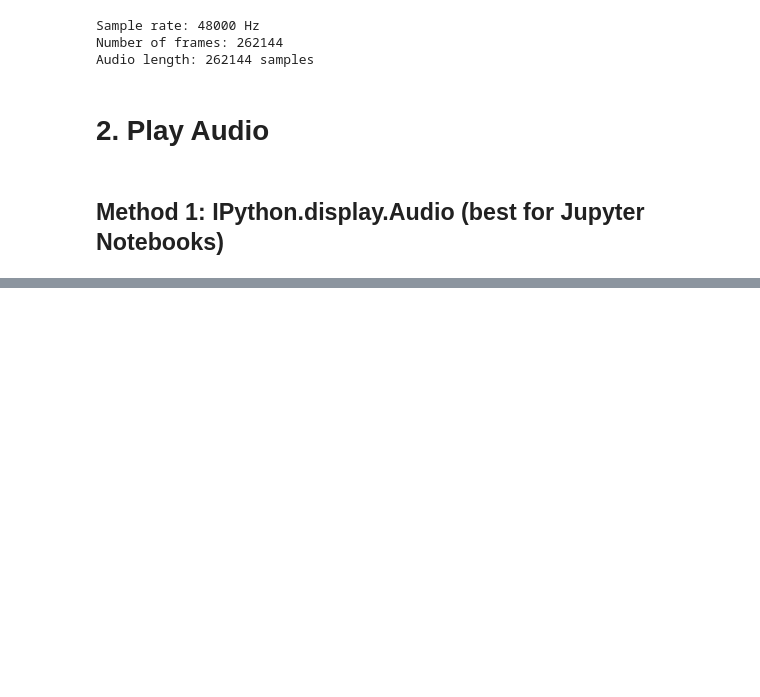
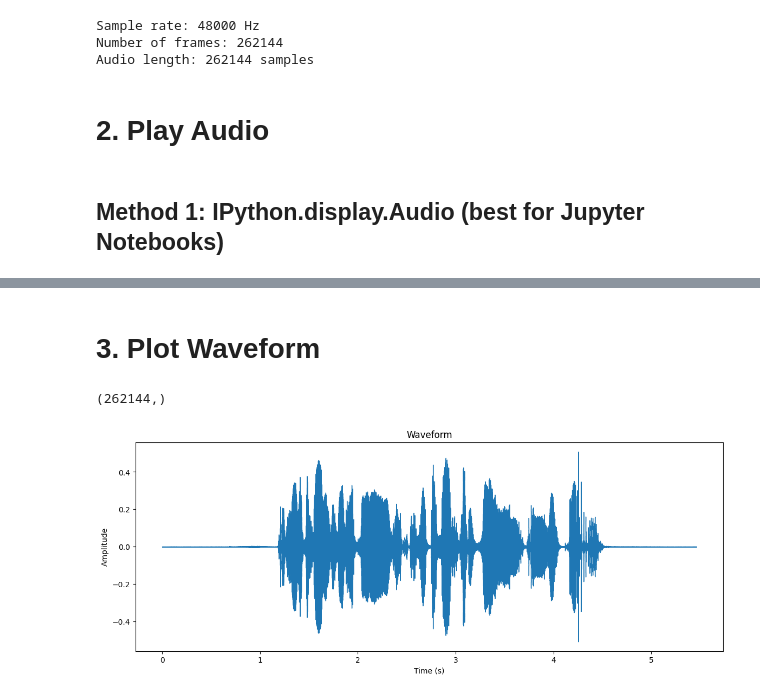
Before and after one commit to xpdlaldam/nlp, a Jupyter notebook: Hugging Face/audio_analysis/import_audio.ipynb, the cells around one changed output, grey strips where cells are left out. Drawn from its saved outputs; the diff is of its cells as text; code cells hidden in the pictures; blank space fills up the shorter version.

```diff
--- a/Hugging Face/audio_analysis/import_audio.ipynb
+++ b/Hugging Face/audio_analysis/import_audio.ipynb
@@ -77,0 +87,2 @@ Audio(curr_dir_files[0])
+# %% [markdown]
+# 3. Plot Waveform
@@ -77,0 +93,16 @@ Audio(curr_dir_files[0])
+# %%
+# Load the audio file
+# audio, sample_rate = librosa.load(curr_dir_files[0], sr=None) # sr=None preserves original sampling rate
+audio.shape # Mono; Stereo shape is (2, num_samples)
+# %% [output]
+(262144,)
+# %%
+# Plot the waveform
+plt.figure(figsize=(14, 5))
+librosa.display.waveshow(audio, sr=sample_rate)
+plt.title('Waveform')
+plt.xlabel('Time (s)')
+plt.ylabel('Amplitude')
+plt.show()
+# %% [output]
+[figure, added]
```
Also changed, not shown: parts of 8 cells of this notebook.
